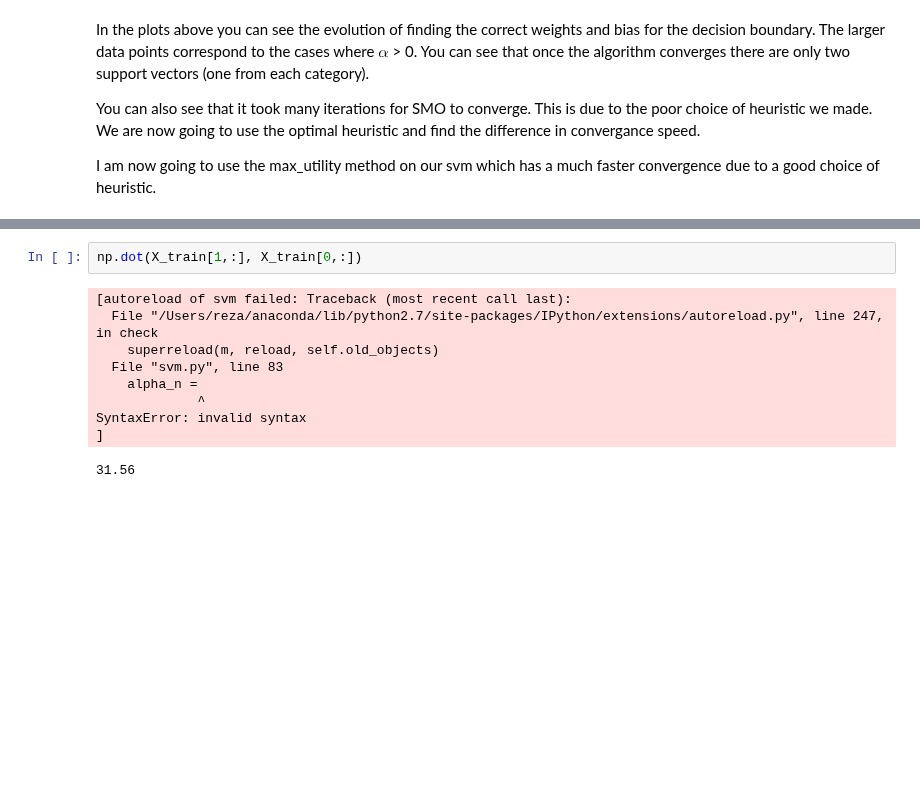
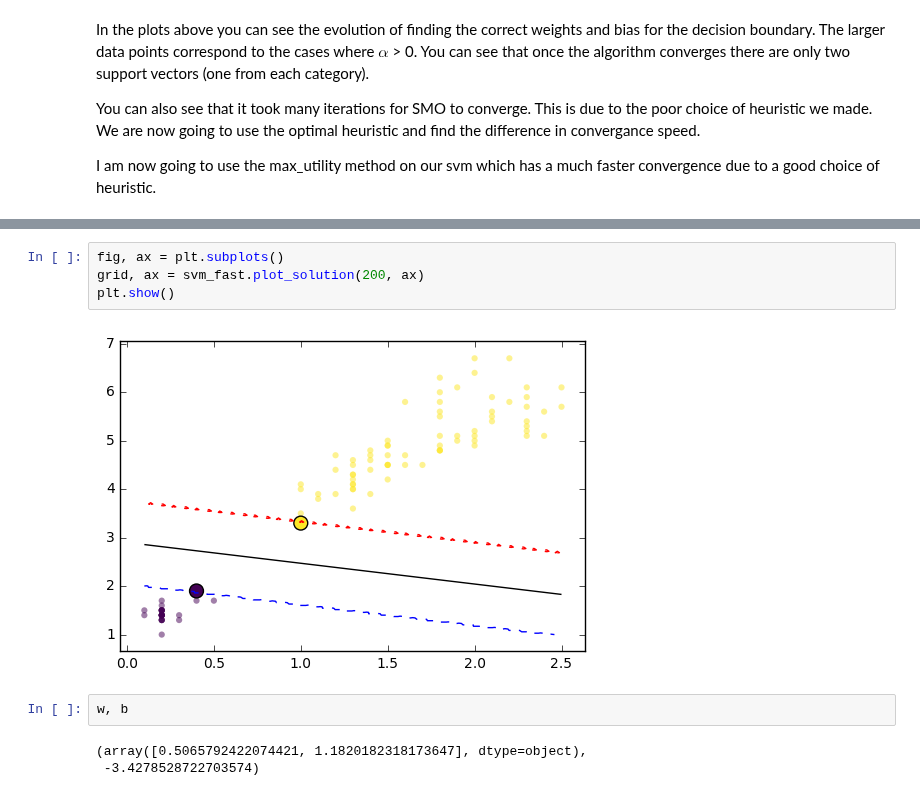
Before and after one commit to reza-asad/SVM-with-SMO, a Jupyter notebook: SVM.ipynb, the cells around one changed output, grey strips where cells are left out. Cells and saved outputs as stored; diff of their text form; blank space fills up the shorter version.

```diff
--- a/SVM.ipynb
+++ b/SVM.ipynb
@@ -121,12 +115,11 @@ This is iteration 6000:
-# %%
-np.dot(X_train[1,:], X_train[0,:])
-# %% [output]
-[autoreload of svm failed: Traceback (most recent call last):
-  File "/Users/reza/anaconda/lib/python2.7/site-packages/IPython/extensions/autoreload.py", line 247, in check
-    superreload(m, reload, self.old_objects)
-  File "svm.py", line 83
-    alpha_n =
-             ^
-SyntaxError: invalid syntax
-]
-31.56
+# %%
+fig, ax = plt.subplots()
+grid, ax = svm_fast.plot_solution(200, ax)
+plt.show()
+# %% [output]
+[figure, added]
+# %%
+w, b
+# %% [output]
+(array([0.5065792422074421, 1.1820182318173647], dtype=object),
+ -3.4278528722703574)
```
Also changed, not shown: parts of 2 cells of this notebook, 4 other files.
